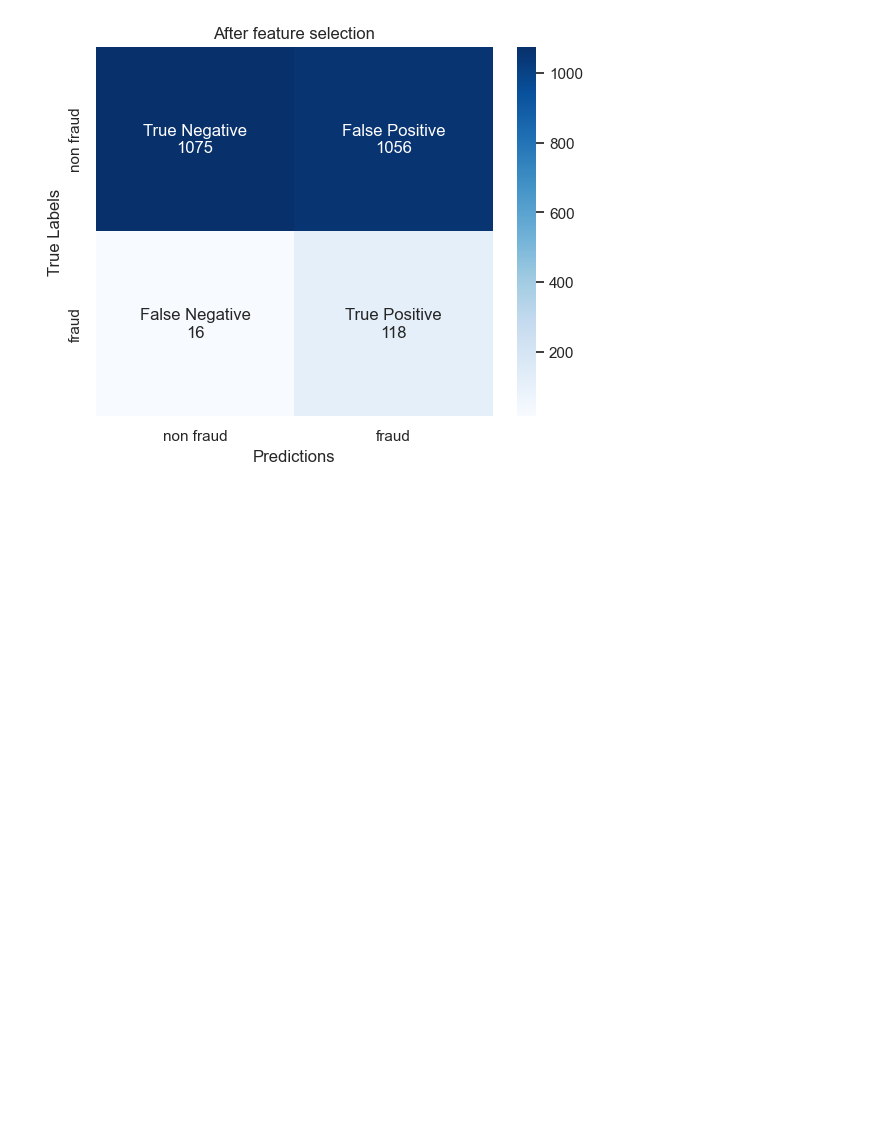
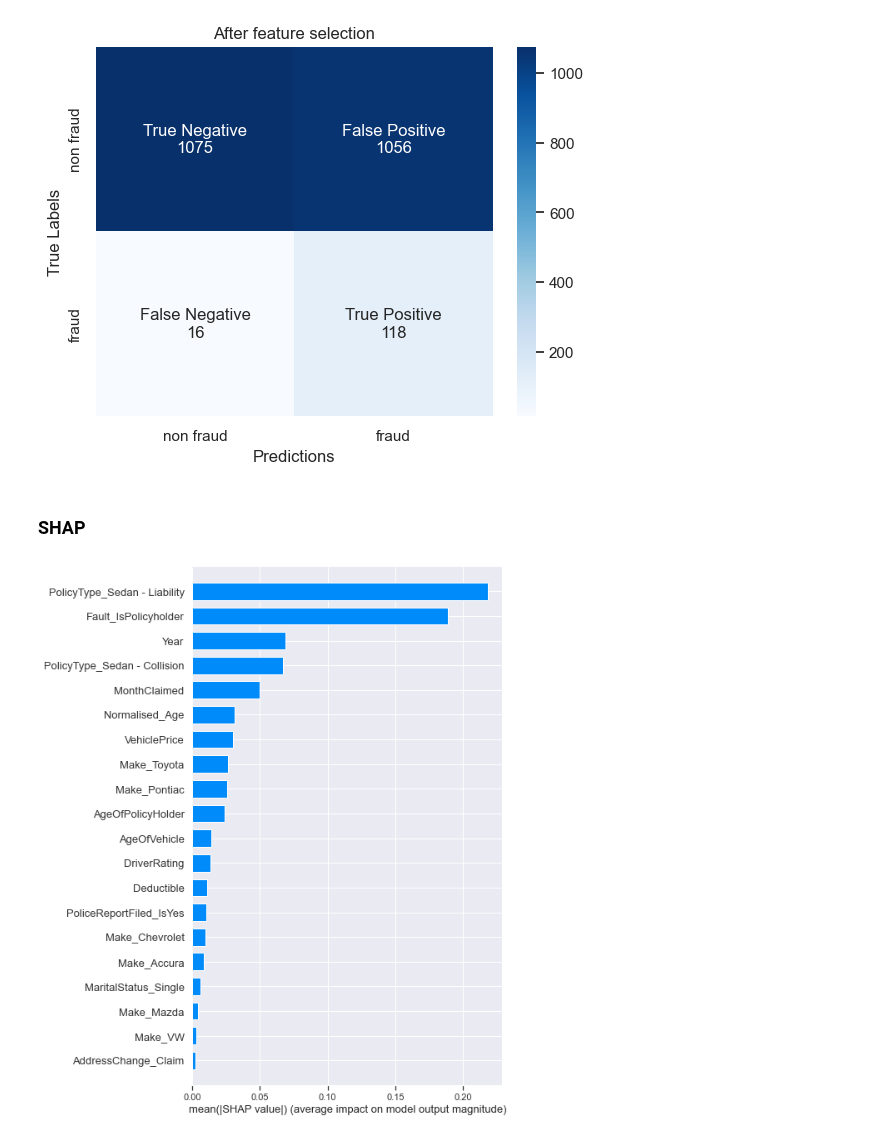
Before and after one commit to hewtungyuen/car-insurance-fraud-BT4012, a Jupyter notebook: decision_tree.ipynb, the cells around one changed output. Cells and saved outputs as stored; diff of their text form; code cells hidden in the pictures; blank space fills up the shorter version.

```diff
--- a/decision_tree.ipynb
+++ b/decision_tree.ipynb
@@ -311,3 +312,17 @@ get_confusion_matrix(y_valid, y_pred,'After feature selection')
 # %% [output]
 <AxesSubplot: title={'center': 'After feature selection'}, xlabel='Predictions', ylabel='True Labels'>
 [figure]
+# %% [markdown]
+### SHAP
+# %%
+import shap
+# Fits the explainer
+explainer = shap.Explainer(dt.predict, X_train, seed=0)
+shap_values = explainer(X_train.values[1:1000,:])
+# %%
+#creating a feature list
+features  = df_train.drop('FraudFound_P', axis=1).columns.tolist()
+# %%
+shap.summary_plot(shap_values, X_train, plot_type="bar", feature_names=features)
+# %% [output]
+[figure, added]
```
Also changed, not shown: parts of 4 cells of this notebook.
